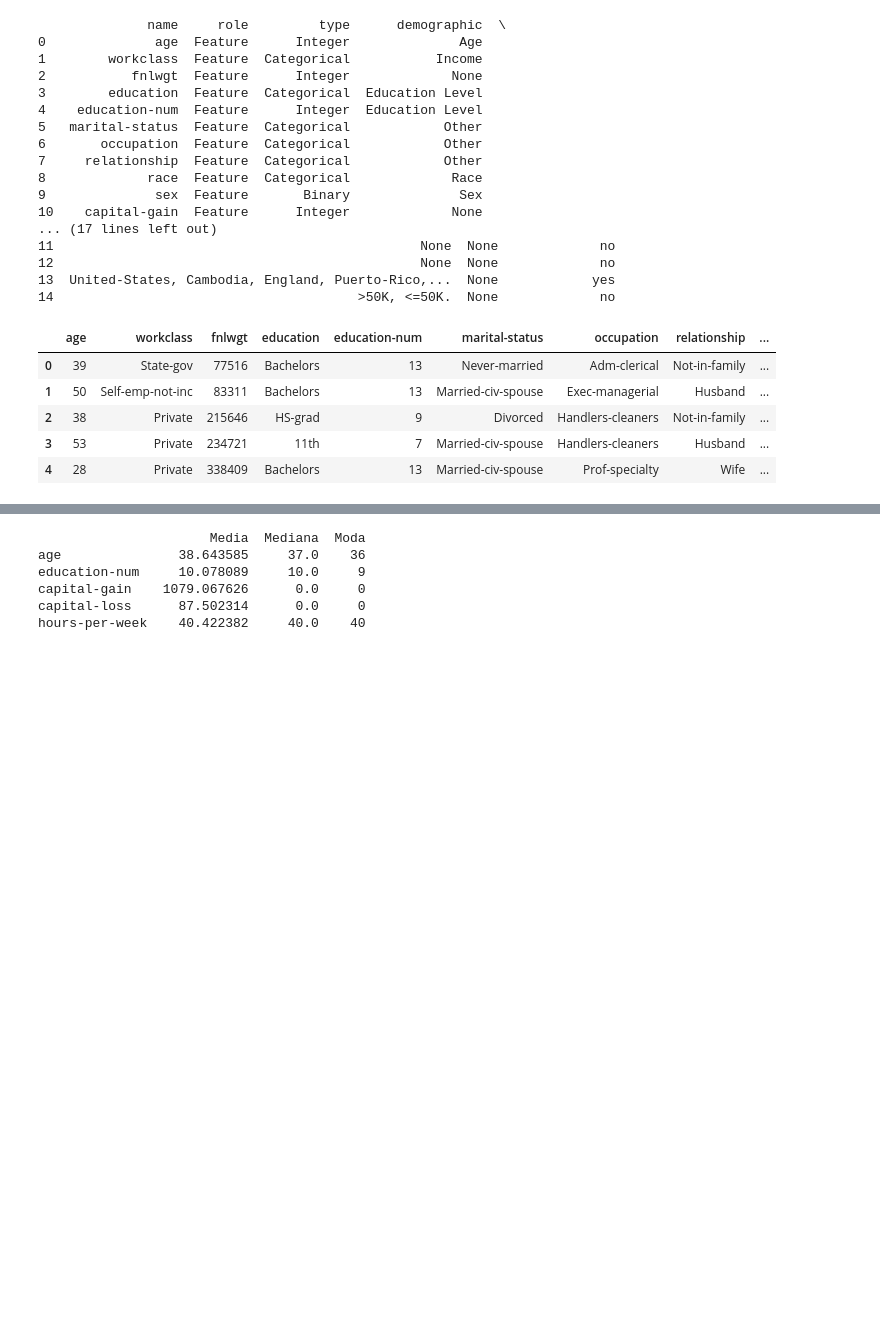
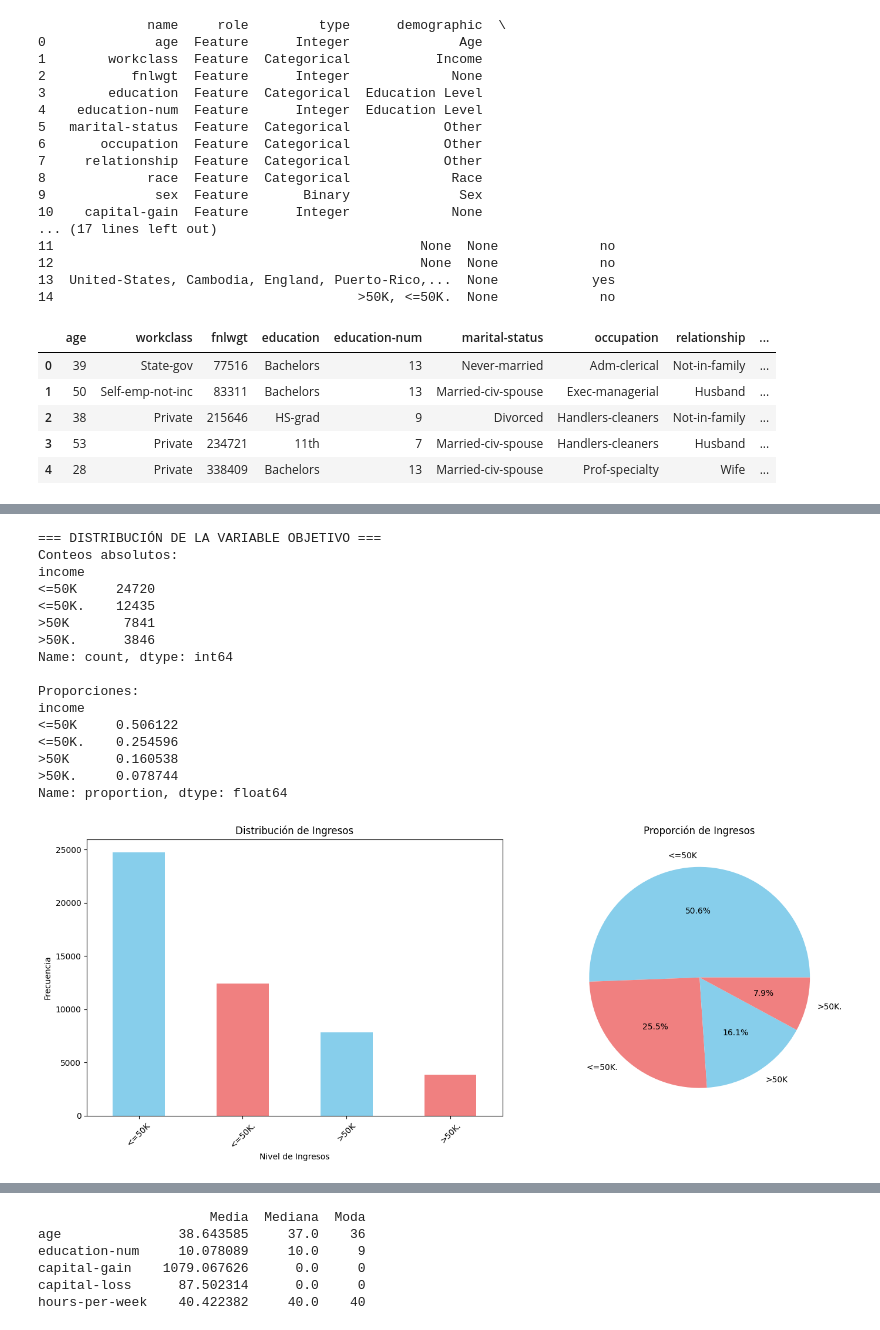
Before and after one commit to JohnOspa/ProyectoMLOps, a Jupyter notebook: notebooks/01_EDA.ipynb, the cells around one changed output, grey strips where cells are left out. Drawn from its saved outputs; the diff is of its cells as text; code cells hidden in the pictures; blank space fills up the shorter version.

```diff
--- a/notebooks/01_EDA.ipynb
+++ b/notebooks/01_EDA.ipynb
@@ -38,0 +110,46 @@ df.head()
+# %%
+# Análisis de la variable objetivo
+print("=== DISTRIBUCIÓN DE LA VARIABLE OBJETIVO ===")
+target_counts = df['income'].value_counts()
+target_props = df['income'].value_counts(normalize=True)
+
+print("Conteos absolutos:")
+print(target_counts)
+print("\nProporciones:")
+print(target_props)
+
+# Visualización
+fig, axes = plt.subplots(1, 2, figsize=(15, 6))
+
+# Gráfico de barras
+target_counts.plot(kind='bar', ax=axes[0], color=['skyblue', 'lightcoral'])
+axes[0].set_title('Distribución de Ingresos')
+axes[0].set_xlabel('Nivel de Ingresos')
+axes[0].set_ylabel('Frecuencia')
+axes[0].tick_params(axis='x', rotation=45)
+
+# Gráfico de pastel
+target_counts.plot(kind='pie', ax=axes[1], autopct='%1.1f%%', colors=['skyblue', 'lightcoral'])
+axes[1].set_title('Proporción de Ingresos')
+axes[1].set_ylabel('')
+
+plt.tight_layout()
+plt.show()
+# %% [output]
+=== DISTRIBUCIÓN DE LA VARIABLE OBJETIVO ===
+Conteos absolutos:
+income
+<=50K     24720
+<=50K.    12435
+>50K       7841
+>50K.      3846
+Name: count, dtype: int64
+
+Proporciones:
+income
+<=50K     0.506122
+<=50K.    0.254596
+>50K      0.160538
+>50K.     0.078744
+Name: proportion, dtype: float64
+[figure, added]
```
Also changed, not shown: parts of 10 cells of this notebook.
